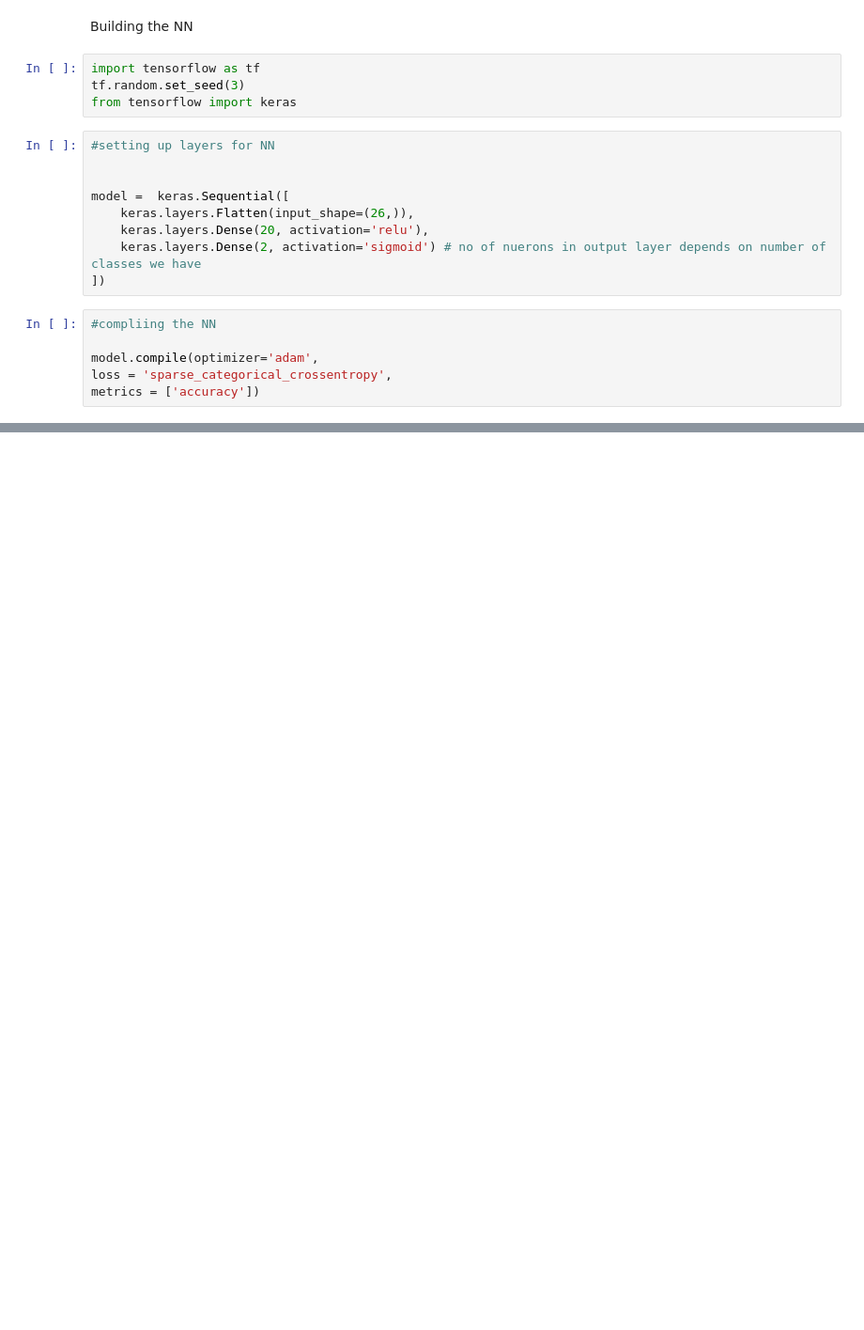
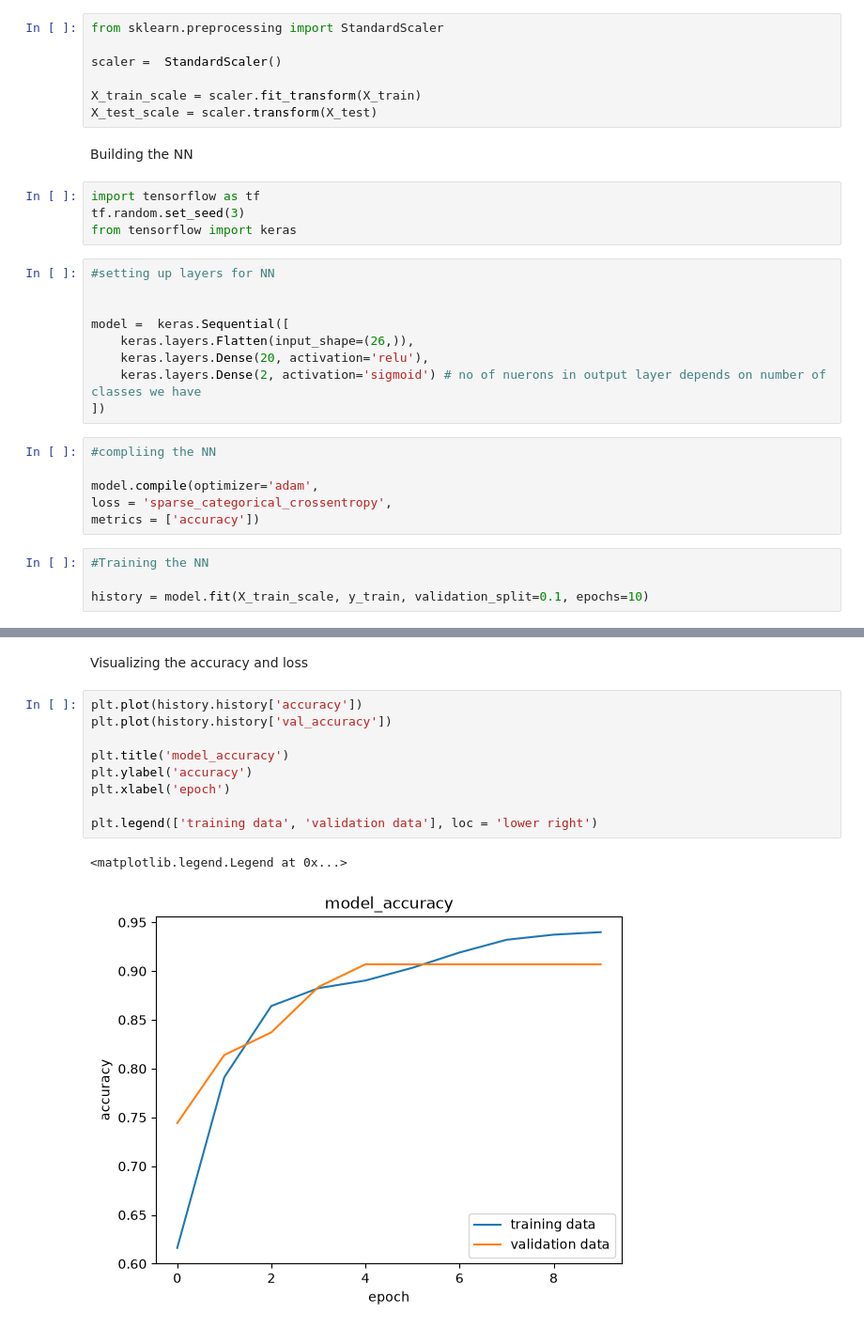
Before and after one commit to Ridima28/Breast-Cancer-Classification-with-NN, a Jupyter notebook: main.ipynb, the cells around one changed output, grey strips where cells are left out. Shown at 94% size. Cells and saved outputs as stored; diff of their text form; blank space fills up the shorter version.

Commit message:
training done

```diff
--- a/main.ipynb
+++ b/main.ipynb
@@ -185,3 +187,10 @@ print(X_train.shape, X_test.shape, y_train.shape, y_test.shape)
+# %%
+from sklearn.preprocessing import StandardScaler
+
+scaler =  StandardScaler()
+
+X_train_scale = scaler.fit_transform(X_train)
+X_test_scale = scaler.transform(X_test)
 # %% [markdown]
 Building the NN
 # %%
@@ -203,3 +212,7 @@ model =  keras.Sequential([
 model.compile(optimizer='adam',
 loss = 'sparse_categorical_crossentropy',
 metrics = ['accuracy'])
+# %%
+#Training the NN
+
+history = model.fit(X_train_scale, y_train, validation_split=0.1, epochs=10)
@@ -205,0 +240,14 @@ metrics = ['accuracy'])
+# %% [markdown]
+Visualizing the accuracy and loss
+# %%
+plt.plot(history.history['accuracy'])
+plt.plot(history.history['val_accuracy'])
+
+plt.title('model_accuracy')
+plt.ylabel('accuracy')
+plt.xlabel('epoch')
+
+plt.legend(['training data', 'validation data'], loc = 'lower right')
+# %% [output]
+<matplotlib.legend.Legend at 0x...>
+[figure, added]
```
Also changed, not shown: parts of 2 cells of this notebook.
